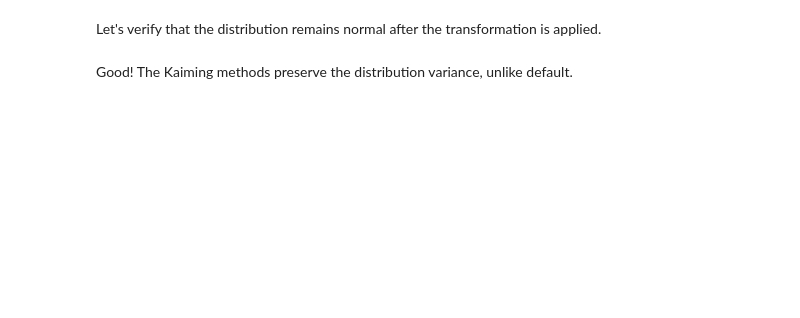
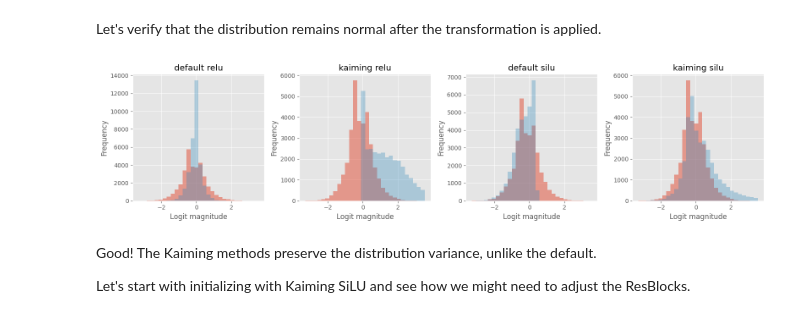
Before and after one commit to jeremyadamsfisher/slow_diffusion, a Jupyter notebook: nbs/06_initialization.ipynb, the cells around one changed output. Saved outputs shown, nothing was run; the diff lists cells and outputs as text; code cells hidden in the pictures; blank space fills up the shorter version.

```diff
--- a/nbs/06_initialization.ipynb
+++ b/nbs/06_initialization.ipynb
@@ -31,11 +37,11 @@ def kaiming(module):
     ...
 # %%
 @kaiming.register(ConvBlock)
-def _(c: ConvBlock):
+def _(c):
     if isinstance(c.act, nn.ReLU):
         torch.nn.init.kaiming_normal_(c.conv.weight, a=0.0)
     elif isinstance(c.act, nn.SiLU):
-        torch.nn.init.kaiming_normal_(c.conv.weight, a=0.2)
+        torch.nn.init.kaiming_normal_(c.conv.weight, a=0.1)
     else:
         raise ValueError
     if c.conv.bias is not None:
@@ -48,7 +54,7 @@ conv_silu = ConvBlock(1, 1, act=nn.SiLU)
 for m in [conv_relu, conv_silu]:
     kaiming(m)
 # %%
-def plot_distribution_variance(xb, args, modules: list[tuple[str, nn.Module]]):
+def plot(xb, args, modules: list[tuple[str, nn.Module]]):
     fig, axes = plt.subplots(1, len(modules), figsize=(4 * len(modules), 4))
     for ax, (label, c) in zip(axes, cs):
         _, bins, _ = ax.hist(xb.reshape(-1), bins=30, alpha=0.5, label="input")
@@ -56,11 +62,14 @@ def plot_distribution_variance(xb, args, modules: list[tuple[str, nn.Module]]):
             yb = c(*args)
         ax.hist(yb.reshape(-1), bins, alpha=0.33, label=label)
         ax.set(xlabel="Logit magnitude", ylabel="Frequency", title=label)
+    fig.tight_layout()
 # %%
 cs = [
     ("default relu", conv_relu_default),
     ("kaiming relu", conv_relu),
     ("default silu", conv_silu_default),
     ("kaiming silu", conv_silu),
 ]
-plot_distribution_variance(x_t, (x_t,), cs)
+plot(x_t, (x_t,), cs)
+# %% [output]
+[figure, added]
@@ -71,2 +80,4 @@ def _(t: TimeEmbeddingMixer):
 # %% [markdown]
-Good! The Kaiming methods preserve the distribution variance, unlike default.
+Good! The Kaiming methods preserve the distribution variance, unlike the default.
+
+Let's start with initializing with Kaiming SiLU and see how we might need to adjust the ResBlocks.
```
Also changed, not shown: parts of 17 cells of this notebook, 14 other files.
